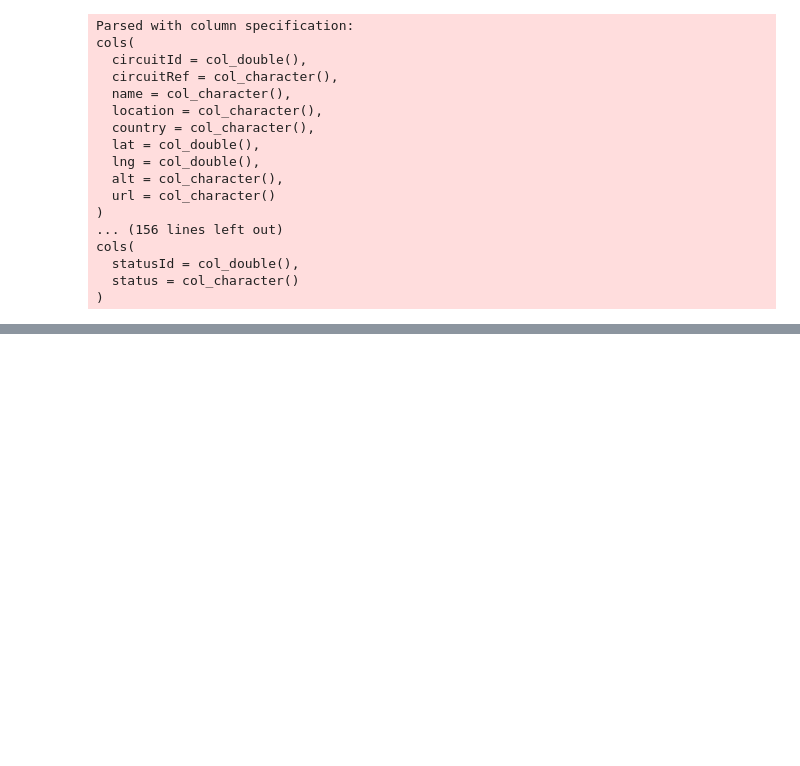
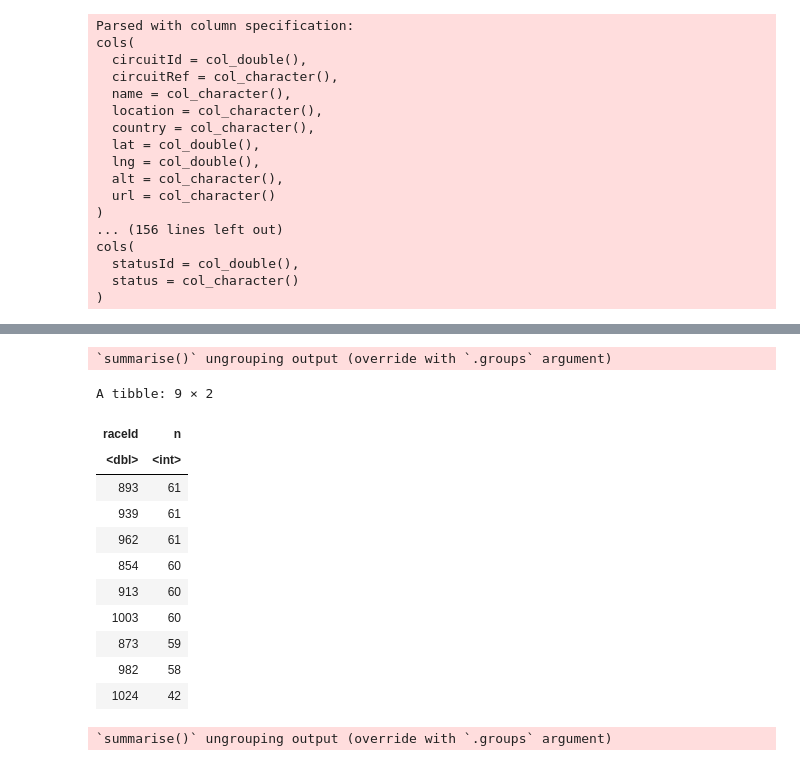
Before and after one commit to TaylorOglow/Formula_1, a Jupyter notebook: Lap Wrangling/sp_laps.ipynb, the cells around one changed output, grey strips where cells are left out. Drawn from its saved outputs; the diff is of its cells as text; code cells hidden in the pictures; blank space fills up the shorter version.

```diff
--- a/Lap Wrangling/sp_laps.ipynb
+++ b/Lap Wrangling/sp_laps.ipynb
@@ -1214,0 +1139,53 @@ A tibble: 2 × 2
+# %%
+#16. Singapore
+
+sp_singapore <- per_laps %>%
+                filter(raceId %in% singapore_race_ID)
+
+sp_singapore_clean <- sp_singapore %>%
+                        group_by(raceId) %>%
+                        summarize(n = n()) %>%
+                        arrange(desc(n))
+sp_singapore_clean
+sp_singapore_clean_ID <- sp_singapore_clean %>%
+                        pull(raceId)
+
+
+### SPLITTING DATA
+
+sp_singapore_races <- per_laps %>%
+                    filter(raceId %in% sp_singapore_clean_ID)
+
+sp_singapore_split <- initial_split(sp_singapore_races, prop = 0.75, strata = milliseconds)
+
+sp_singapore_train <- training(sp_singapore_split)
+
+sp_singapore_test <- testing(sp_singapore_split)
+
+
+### USING DATA
+
+sp_singapore_lap_times <- sp_singapore_train %>%
+                        group_by(lap) %>%
+                        summarize(lap_time_avg = mean(milliseconds))
+
+
+sp_singapore_avg_race_time <- sp_singapore_lap_times %>%
+                            mutate(lap_time_avg_mins = lap_time_avg / 60000) %>%
+                            select(lap_time_avg_mins) %>%
+                            map(sum)
+# %% [output]
+`summarise()` ungrouping output (override with `.groups` argument)
+A tibble: 9 × 2
+| raceId | n |
+| <dbl> | <int> |
+| 893 | 61 |
+| 939 | 61 |
+| 962 | 61 |
+| 854 | 60 |
+| 913 | 60 |
+| 1003 | 60 |
+| 873 | 59 |
+| 982 | 58 |
+| 1024 | 42 |
+`summarise()` ungrouping output (override with `.groups` argument)
```
Also changed, not shown: parts of 21 cells of this notebook, 5 other files.
